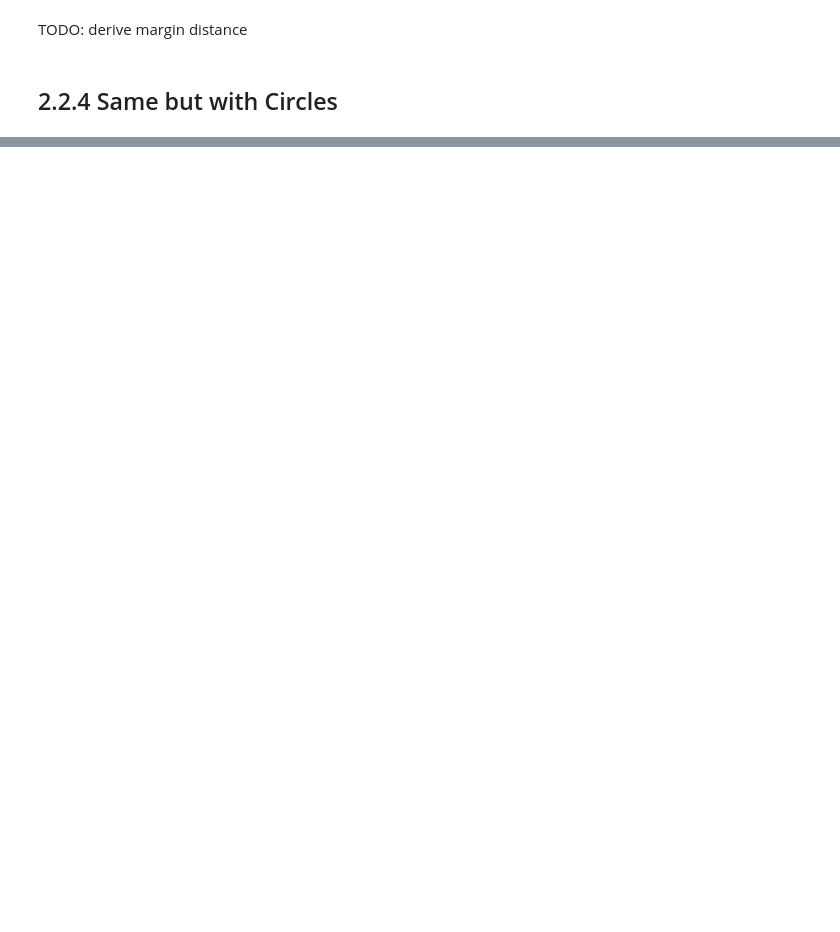
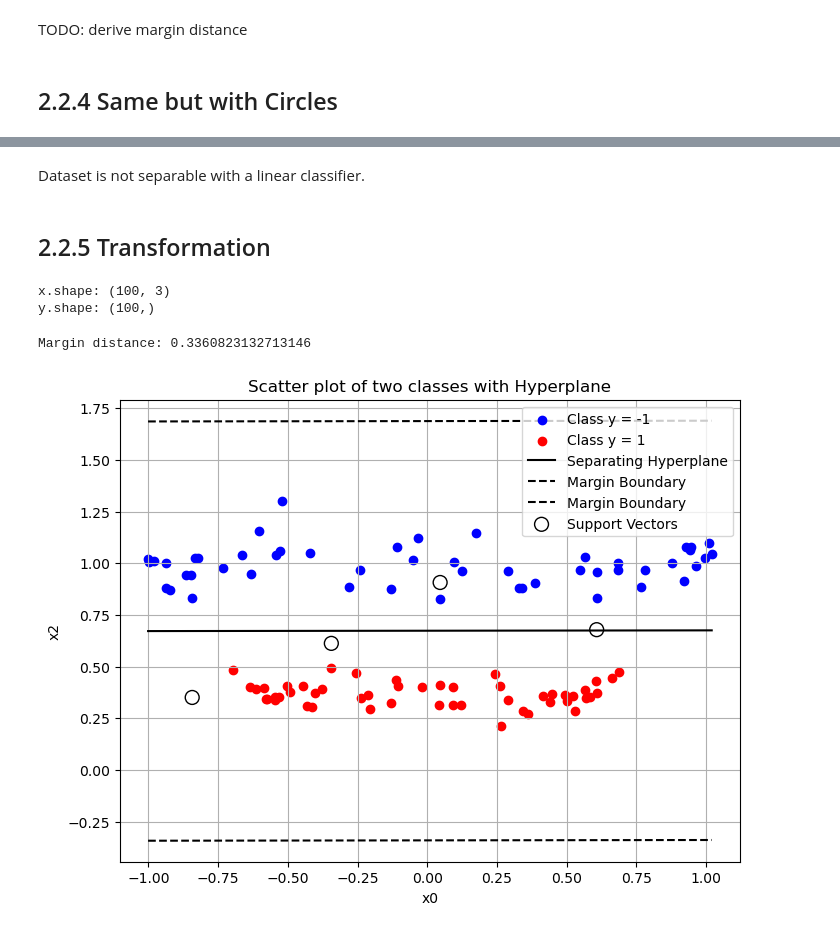
Before and after one commit to Geryyy/ml_algorithm, a Jupyter notebook: 02_uebung/ue2_ebmer.ipynb, the cells around one changed output, grey strips where cells are left out. Saved outputs shown, nothing was run; the diff lists cells and outputs as text; code cells hidden in the pictures; blank space fills up the shorter version.

```diff
--- a/02_uebung/ue2_ebmer.ipynb
+++ b/02_uebung/ue2_ebmer.ipynb
@@ -376,0 +375,57 @@ Margin distance: 1.4744792005954694
+# %% [markdown]
+Dataset is not separable with a linear classifier.
+# %% [markdown]
+## 2.2.5 Transformation
+# %%
+x = np.stack([np.array(data['x_0']), np.array(data['x_1']), np.array(data['x_0'])**2 + np.array(data['x_1'])**2], axis=1)
+y = np.array(data['y'])
+
+print("x.shape: {}".format(x.shape))
+print("y.shape: {}".format(y.shape))
+# %% [output]
+x.shape: (100, 3)
+y.shape: (100,)
+# %%
+# Scatter plot to visualize the classes
+plt.figure(figsize=(8, 6))
+plt.scatter(x[y == 0][:, 0], x[y == 0][:, 2], label='Class y = -1', c='blue')
+plt.scatter(x[y == 1][:, 0], x[y == 1][:, 2], label='Class y = 1', c='red')
+plt.xlabel('x0')
+plt.ylabel('x2')
+plt.title('Scatter plot of two classes with Hyperplane')
+
+clf = SVC(kernel='linear', C=100)
+clf.fit(x, y)
+
+# Extract weights and bias from the trained model
+weights = clf.coef_[0]
+bias = clf.intercept_[0]
+
+# Plotting the separating hyperplane
+xx = np.linspace(np.min(x[:, 0]), np.max(x[:, 0]), 100)
+yy = (-bias - weights[0] * xx) / weights[2]
+
+plt.plot(xx, yy, 'k-', label='Separating Hyperplane')
+
+# Calculate margin distance
+support_vectors = clf.support_vectors_
+distances = clf.decision_function(support_vectors)
+margin_distance = 2 / np.linalg.norm(weights)
+
+print("Margin distance:", margin_distance)
+
+# Plotting margin boundaries
+yy_down = yy - np.sqrt(1 + np.dot(weights, weights)) / np.linalg.norm(weights)
+yy_up = yy + np.sqrt(1 + np.dot(weights, weights)) / np.linalg.norm(weights)
+
+plt.plot(xx, yy_down, 'k--', label='Margin Boundary')
+plt.plot(xx, yy_up, 'k--', label='Margin Boundary')
+
+# Plot support vectors
+plt.scatter(support_vectors[:, 0], support_vectors[:, 1], s=100, facecolors='none', edgecolors='black', label='Support Vectors')
+plt.legend()
+plt.grid()
+plt.show()
+# %% [output]
+Margin distance: 0.3360823132713146
+[figure, added]
```
Also changed, not shown: parts of 23 cells of this notebook, 3 other files.
